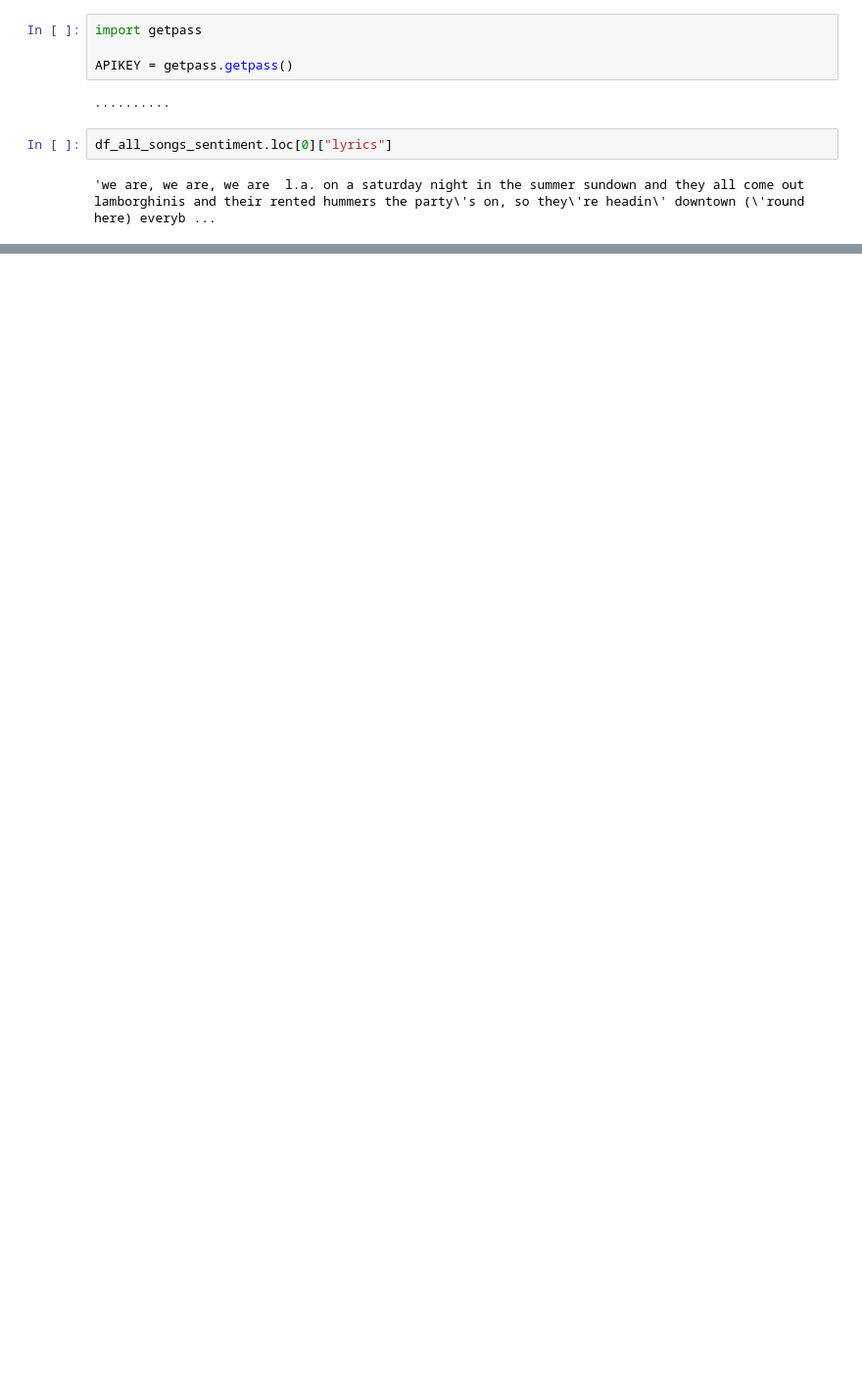
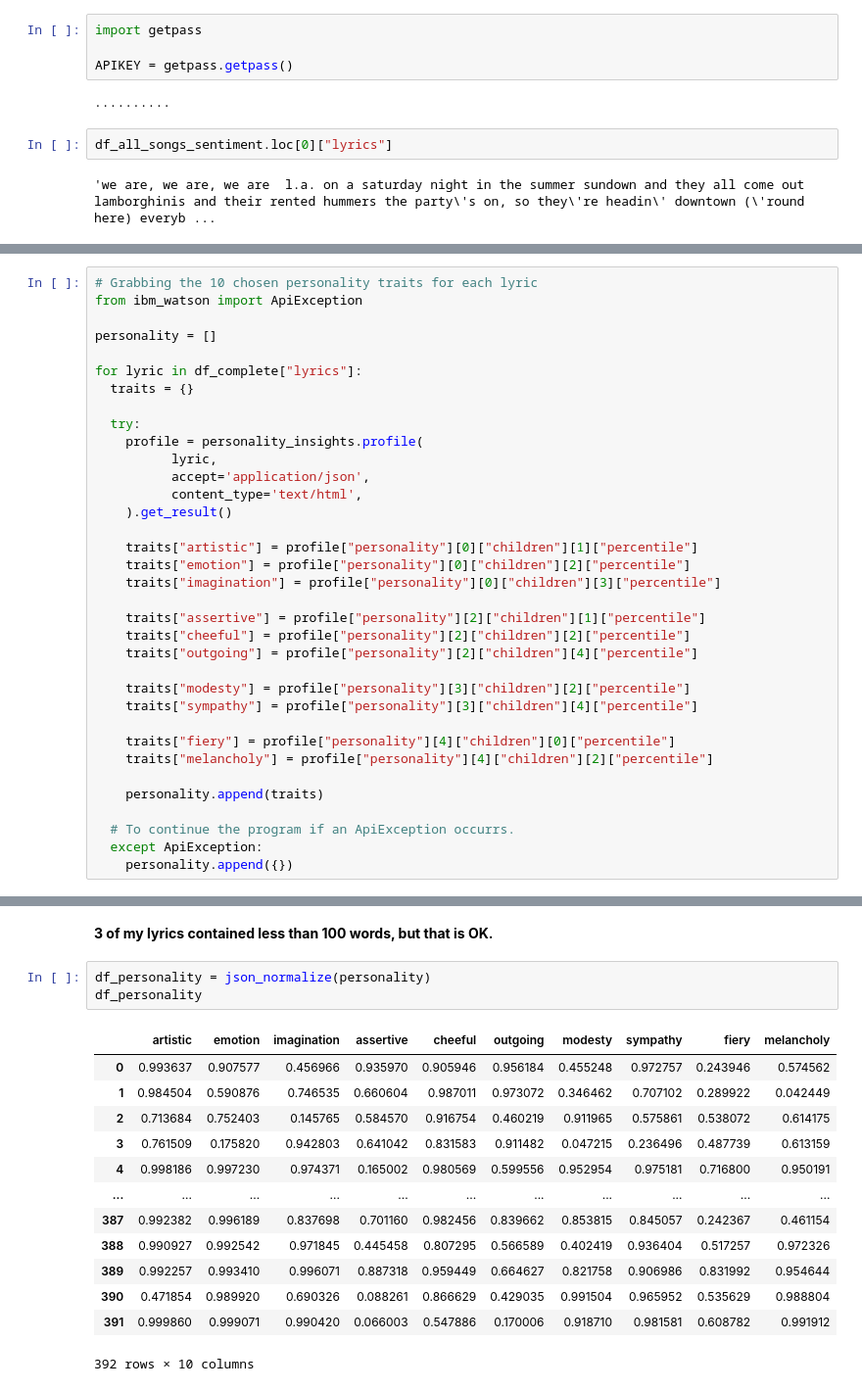
Before and after one commit to ryanczhang7/spotifyproject, a Jupyter notebook: Spotify_Data_Acquisition.ipynb, the cells around one changed output, grey strips where cells are left out. Shown at 98% size. Drawn from its saved outputs; the diff is of its cells as text; blank space fills up the shorter version.

```diff
--- a/Spotify_Data_Acquisition.ipynb
+++ b/Spotify_Data_Acquisition.ipynb
@@ -2139,0 +2279,35 @@ profile
+# %%
+# Grabbing the 10 chosen personality traits for each lyric
+from ibm_watson import ApiException
+
+personality = []
+
+for lyric in df_complete["lyrics"]:
+  traits = {}
+
+  try:
+    profile = personality_insights.profile(
+          lyric,
+          accept='application/json',
+          content_type='text/html',
+    ).get_result()
+
+    traits["artistic"] = profile["personality"][0]["children"][1]["percentile"]
+    traits["emotion"] = profile["personality"][0]["children"][2]["percentile"]
+    traits["imagination"] = profile["personality"][0]["children"][3]["percentile"]
+
+    traits["assertive"] = profile["personality"][2]["children"][1]["percentile"]
+    traits["cheeful"] = profile["personality"][2]["children"][2]["percentile"]
+    traits["outgoing"] = profile["personality"][2]["children"][4]["percentile"]
+
+    traits["modesty"] = profile["personality"][3]["children"][2]["percentile"]
+    traits["sympathy"] = profile["personality"][3]["children"][4]["percentile"]
+
+    traits["fiery"] = profile["personality"][4]["children"][0]["percentile"]
+    traits["melancholy"] = profile["personality"][4]["children"][2]["percentile"]
+
+    personality.append(traits)
+
+  # To continue the program if an ApiException occurrs.
+  except ApiException:
+    personality.append({})
@@ -2139,0 +2330,19 @@ profile
+# %% [markdown]
+**3 of my lyrics contained less than 100 words, but that is OK.**
+# %%
+df_personality = json_normalize(personality)
+df_personality
+# %% [output]
+|  | artistic | emotion | imagination | assertive | cheeful | outgoing | modesty | sympathy | fiery | melancholy |
+| 0 | 0.993637 | 0.907577 | 0.456966 | 0.935970 | 0.905946 | 0.956184 | 0.455248 | 0.972757 | 0.243946 | 0.574562 |
+| 1 | 0.984504 | 0.590876 | 0.746535 | 0.660604 | 0.987011 | 0.973072 | 0.346462 | 0.707102 | 0.289922 | 0.042449 |
+| 2 | 0.713684 | 0.752403 | 0.145765 | 0.584570 | 0.916754 | 0.460219 | 0.911965 | 0.575861 | 0.538072 | 0.614175 |
+| 3 | 0.761509 | 0.175820 | 0.942803 | 0.641042 | 0.831583 | 0.911482 | 0.047215 | 0.236496 | 0.487739 | 0.613159 |
+| 4 | 0.998186 | 0.997230 | 0.974371 | 0.165002 | 0.980569 | 0.599556 | 0.952954 | 0.975181 | 0.716800 | 0.950191 |
+| ... | ... | ... | ... | ... | ... | ... | ... | ... | ... | ... |
+| 387 | 0.992382 | 0.996189 | 0.837698 | 0.701160 | 0.982456 | 0.839662 | 0.853815 | 0.845057 | 0.242367 | 0.461154 |
+| 388 | 0.990927 | 0.992542 | 0.971845 | 0.445458 | 0.807295 | 0.566589 | 0.402419 | 0.936404 | 0.517257 | 0.972326 |
+| 389 | 0.992257 | 0.993410 | 0.996071 | 0.887318 | 0.959449 | 0.664627 | 0.821758 | 0.906986 | 0.831992 | 0.954644 |
+| 390 | 0.471854 | 0.989920 | 0.690326 | 0.088261 | 0.866629 | 0.429035 | 0.991504 | 0.965952 | 0.535629 | 0.988804 |
+| 391 | 0.999860 | 0.999071 | 0.990420 | 0.066003 | 0.547886 | 0.170006 | 0.918710 | 0.981581 | 0.608782 | 0.991912 |
+392 rows × 10 columns
```
Also changed, not shown: parts of 26 cells of this notebook.
